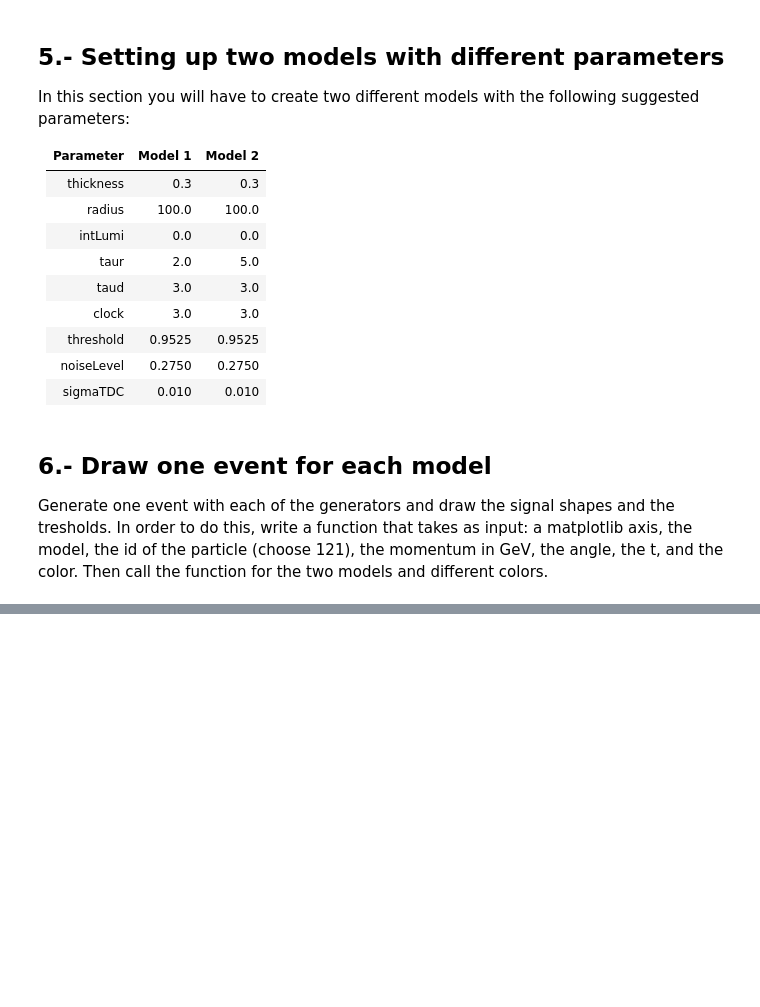
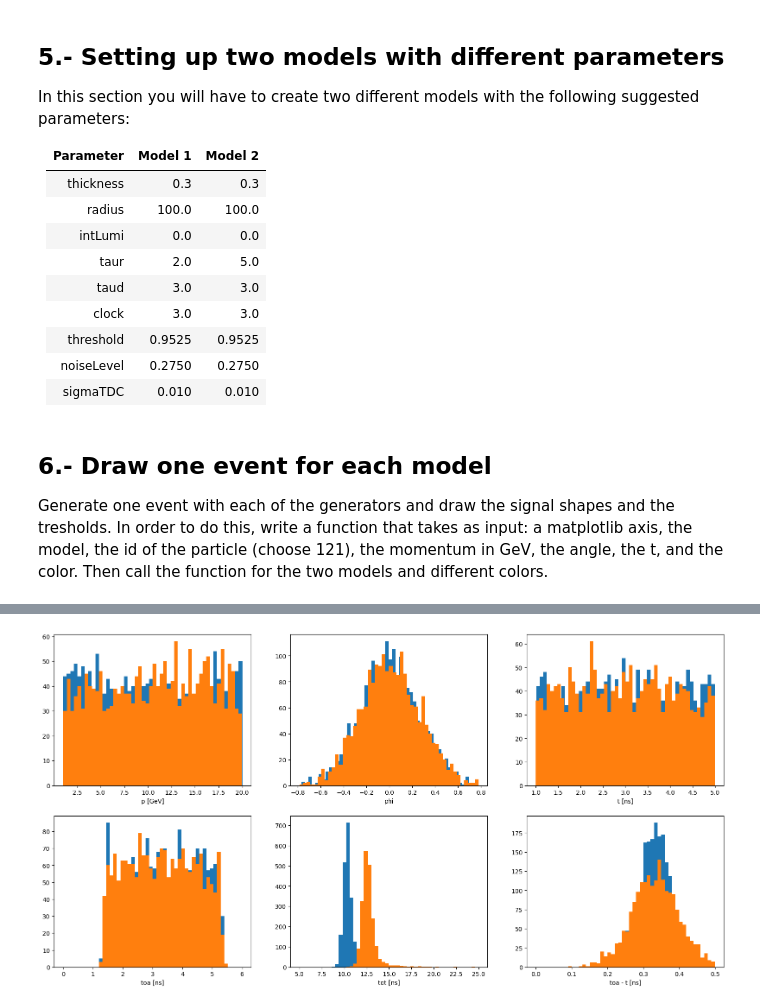
Before and after one commit to parbol/InstrumentationSchool, a Jupyter notebook: LGADModuleSimulator/notebooks/LGADModuleSimulator.ipynb, the cells around one changed output, grey strips where cells are left out. Saved outputs shown, nothing was run; the diff lists cells and outputs as text; code cells hidden in the pictures; blank space fills up the shorter version.

```diff
--- a/LGADModuleSimulator/notebooks/LGADModuleSimulator.ipynb
+++ b/LGADModuleSimulator/notebooks/LGADModuleSimulator.ipynb
@@ -176,0 +197,36 @@ produceDataset(model2, 500000, 'model2.parquet')
+# %%
+def makePlots(axs, dataname1, dataname2):
+
+  data1 = pd.read_parquet(dataname1).to_numpy()
+  data2 = pd.read_parquet(dataname2).to_numpy()
+
+  axs[0][0].hist(data1[:,1], bins=50)
+  axs[0][0].hist(data2[:,1], bins=50)
+  axs[0][0].set_xlabel('p [GeV]')
+
+  axs[0][1].hist(data1[:,2], bins=50)
+  axs[0][1].hist(data2[:,2], bins=50)
+  axs[0][1].set_xlabel('phi')
+
+  axs[0][2].hist(data1[:,3], bins=50)
+  axs[0][2].hist(data2[:,3], bins=50)
+  axs[0][2].set_xlabel('t [ns]')
+
+  axs[1][0].hist(data1[:,4]+data1[:,3], bins=50, range=(0, 6))
+  axs[1][0].hist(data2[:,4]+data2[:,3], bins=50, range=(0, 6))
+  axs[1][0].set_xlabel('toa [ns]')
+
+  axs[1][1].hist(data1[:,5], bins=50, range=(5, 25))
+  axs[1][1].hist(data2[:,5], bins=50, range=(5, 25))
+  axs[1][1].set_xlabel('tot [ns]')
+
+  axs[1][2].hist(data1[:,4], bins=50, range=(0,0.5))
+  axs[1][2].hist(data2[:,4], bins=50, range=(0,0.5))
+  axs[1][2].set_xlabel('toa - t [ns]')
+# %%
+#Figure
+fig, axs = plt.subplots(2, 3, figsize=(20,10))
+
+makePlots(axs, 'model1.parquet', 'model2.parquet')
+# %% [output]
+[figure, added]
```
Also changed, not shown: parts of 9 cells of this notebook, 1 other file.
